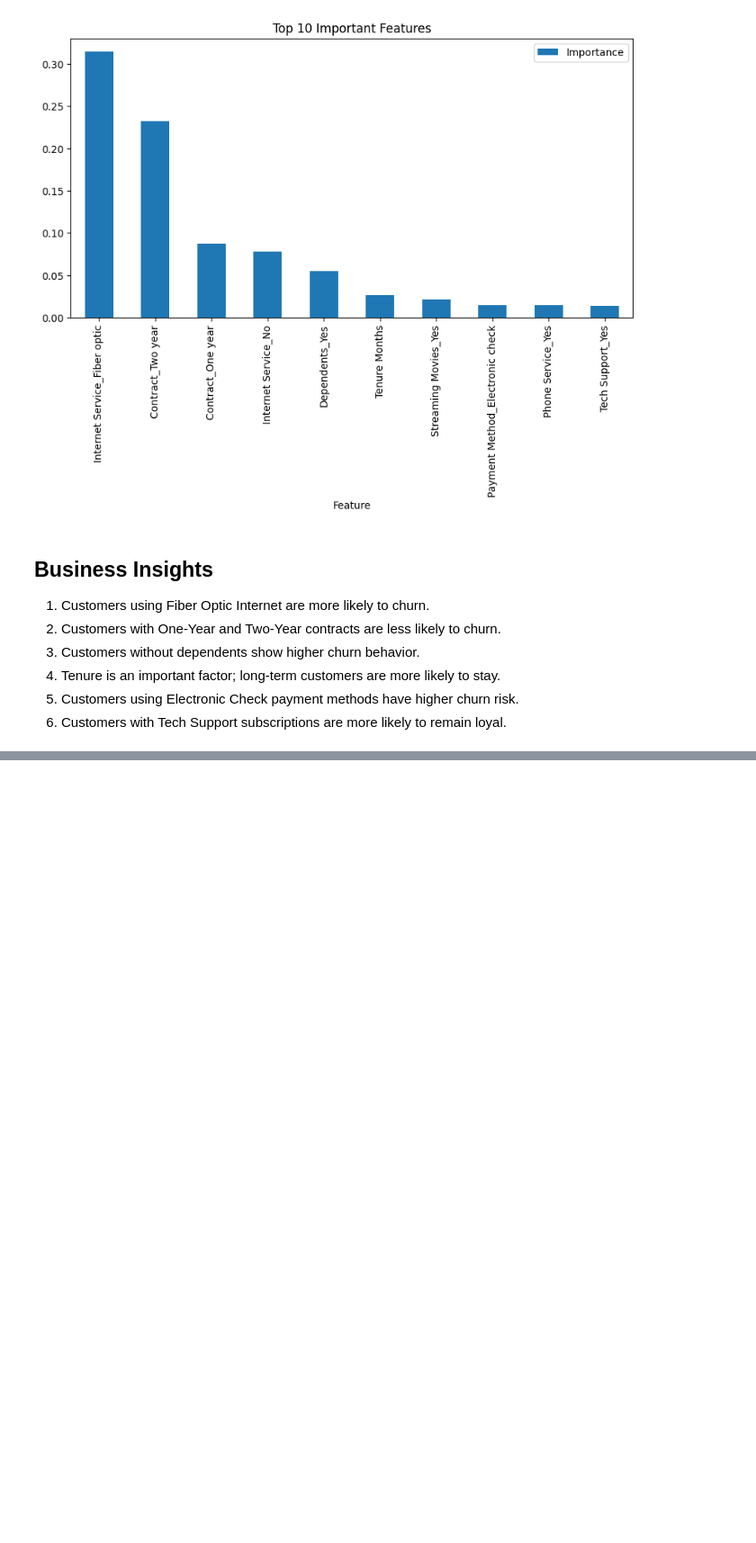
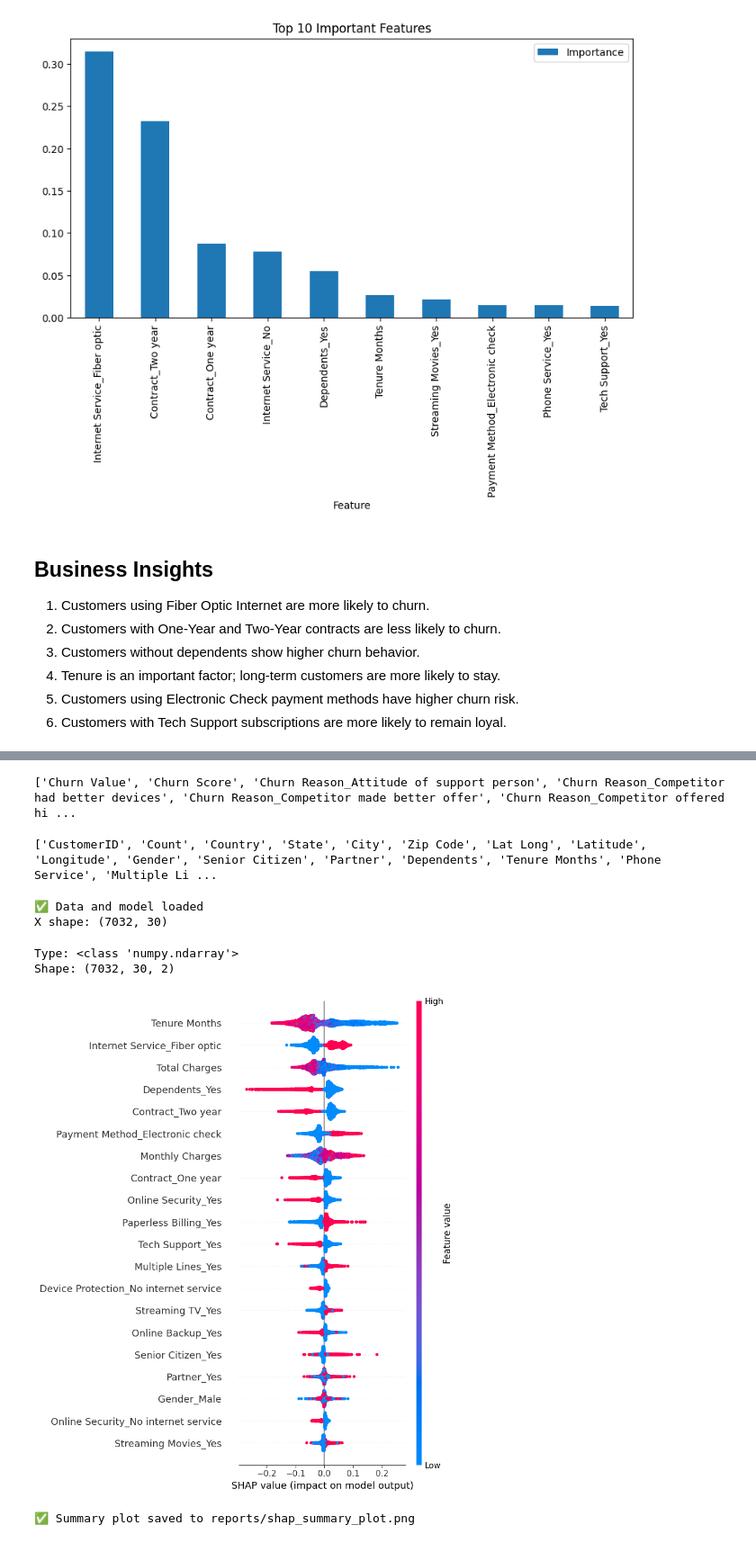
Before and after one commit to Vini123vini/customer-churn-ltv-engine, a Jupyter notebook: notebooks/06_shap_explainability.ipynb, the cells around one changed output, grey strips where cells are left out. Shown at 90% size. Cells and saved outputs as stored; diff of their text form; code cells hidden in the pictures; blank space fills up the shorter version.

Commit message:
Add churn prediction, batch endpoints, SHAP explainability, PostgreSQL integration, and Docker config

```diff
--- a/notebooks/06_shap_explainability.ipynb
+++ b/notebooks/06_shap_explainability.ipynb
@@ -178,0 +221,74 @@ plt.show()
+# %%
+print([col for col in df_encoded.columns if 'Churn' in col])
+# %% [output]
+['Churn Value', 'Churn Score', 'Churn Reason_Attitude of support person', 'Churn Reason_Competitor had better devices', 'Churn Reason_Competitor made better offer', 'Churn Reason_Competitor offered hi ...
+# %%
+print(df.columns.tolist())
+# %% [output]
+['CustomerID', 'Count', 'Country', 'State', 'City', 'Zip Code', 'Lat Long', 'Latitude', 'Longitude', 'Gender', 'Senior Citizen', 'Partner', 'Dependents', 'Tenure Months', 'Phone Service', 'Multiple Li ...
+# %%
+import pandas as pd
+import joblib
+import shap
+import matplotlib.pyplot as plt
+import os
+
+BASE_DIR = os.getcwd()
+PROJECT_ROOT = os.path.dirname(BASE_DIR)
+
+file_path = os.path.join(PROJECT_ROOT, "data", "raw", "telco_churn.csv")
+model_path = os.path.join(PROJECT_ROOT, "models", "random_forest_model.pkl")
+reports_path = os.path.join(PROJECT_ROOT, "reports")
+os.makedirs(reports_path, exist_ok=True)
+
+df = pd.read_csv(file_path)
+df.columns = df.columns.str.strip()
+
+# Drop identifier / leakage / geographic columns FIRST
+df = df.drop([
+    'CustomerID', 'Count', 'Country', 'State', 'City',
+    'Zip Code', 'Lat Long', 'Latitude', 'Longitude',
+    'Churn Label', 'Churn Score', 'CLTV', 'Churn Reason'
+], axis=1)
+
+df["Total Charges"] = pd.to_numeric(df["Total Charges"], errors="coerce")
+df = df.dropna()
+
+df_encoded = pd.get_dummies(df, drop_first=True)
+
+X = df_encoded.drop(['Churn Value'], axis=1)
+y = df_encoded['Churn Value']
+
+rf_model = joblib.load(model_path)
+
+print("✅ Data and model loaded")
+print("X shape:", X.shape)
+# %% [output]
+✅ Data and model loaded
+X shape: (7032, 30)
+# %%
+explainer = shap.TreeExplainer(rf_model)
+shap_values = explainer.shap_values(X)
+
+print("Type:", type(shap_values))
+if isinstance(shap_values, list):
+    print("Number of classes:", len(shap_values))
+    print("Shape of class 1 array:", shap_values[1].shape)
+else:
+    print("Shape:", shap_values.shape)
+# %% [output]
+Type: <class 'numpy.ndarray'>
+Shape: (7032, 30, 2)
+# %%
+shap_values_churn = shap_values[:, :, 1]
+
+plt.figure()
+shap.summary_plot(shap_values_churn, X, show=False)
+plt.tight_layout()
+plt.savefig(os.path.join(reports_path, "shap_summary_plot.png"), dpi=150, bbox_inches="tight")
+plt.show()
+
+print("✅ Summary plot saved to reports/shap_summary_plot.png")
+# %% [output]
+[figure, added]
+✅ Summary plot saved to reports/shap_summary_plot.png
```
Also changed, not shown: parts of 3 cells of this notebook, 19 other files.
